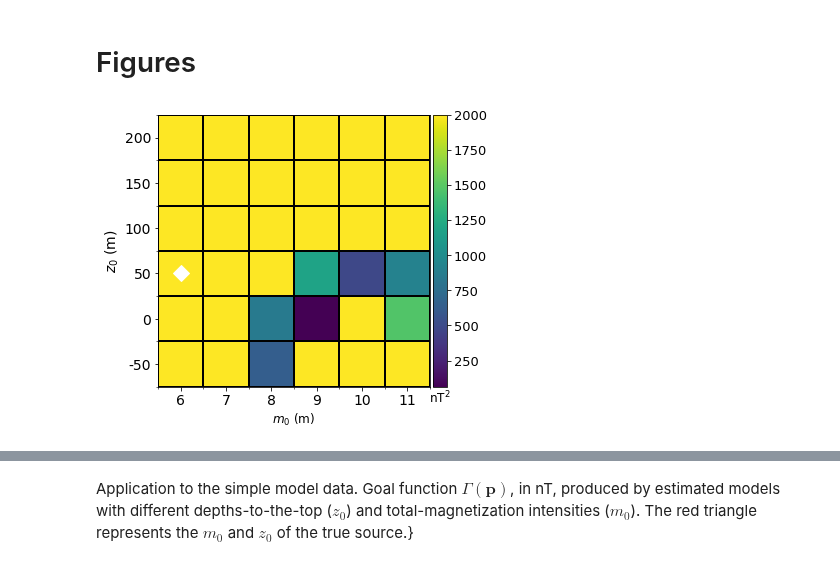
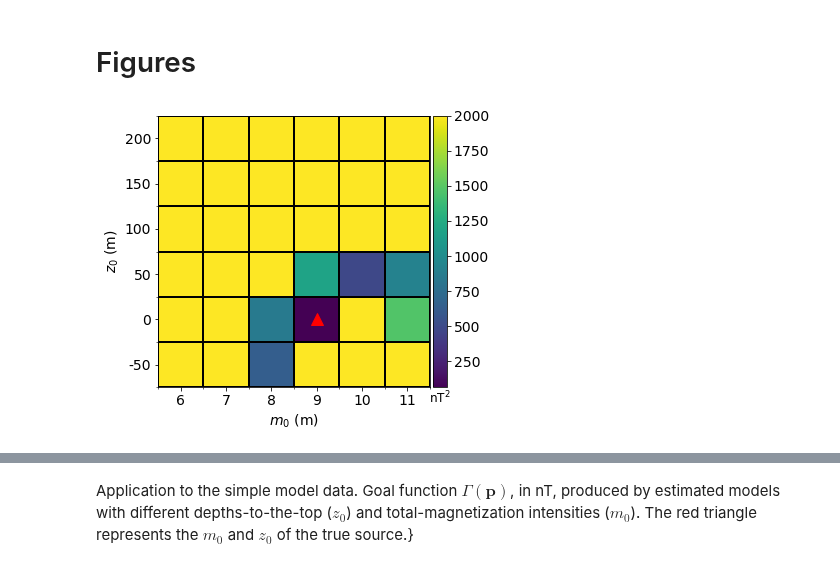
Before and after one commit to pinga-lab/magnetic-radial-inversion, a Jupyter notebook: code/funnel/plot_validation.ipynb, the cells around one changed output, grey strips where cells are left out. Cells and saved outputs as stored; diff of their text form; code cells hidden in the pictures.

```diff
--- a/code/funnel/plot_validation.ipynb
+++ b/code/funnel/plot_validation.ipynb
@@ -13,7 +13,7 @@ sys.path.insert(0, '../../code')
 import mag_polyprism_functions as mfun
 # %%
 # importing the pickle file of results
-result_path = 'l2-tfa-inversion/multiple-15-Sep-2020-15h:11m/'
+result_path = 'l2-tfa-inversion/multiple-54476/'
 
 with open(result_path+'inversion.pickle') as w:
         inversion = pickle.load(w)
@@ -40,6 +41,6 @@ phi_matrix = mfun.misfit_matrix(n, m, inversion['results'])
 # Figures
 # %%
 mfun.plot_matrix(z0, intensity, gamma_matrix, int(np.min(gamma_matrix)),
-                 2000., [[2,0]], '$m_0$ (m)', '$z_0$ (m)', 'nT$^2$', [3,2], filename)
+                 2000., [], '$m_0$ (m)', '$z_0$ (m)', 'nT$^2$', (), 300, [1,3], filename)
 # %% [output]
-[figure, old version]
+[figure, new version]
```
Also changed, not shown: parts of 2 cells of this notebook, 2 other files.
